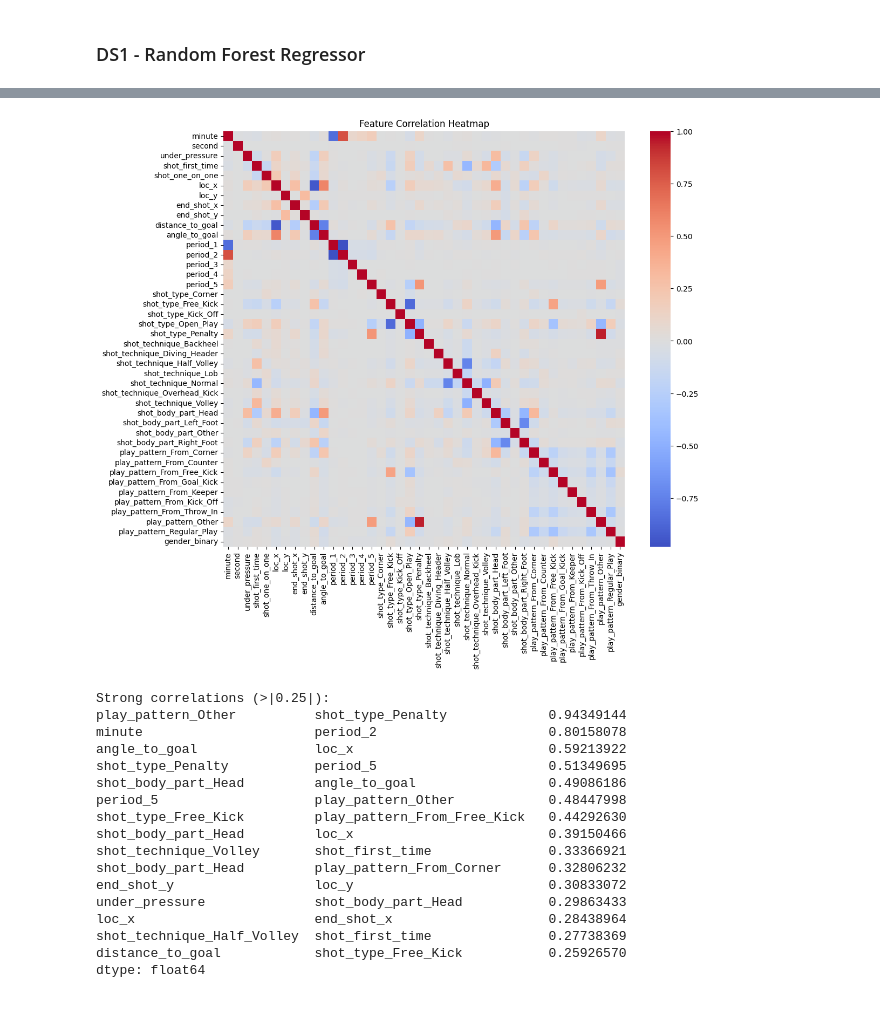
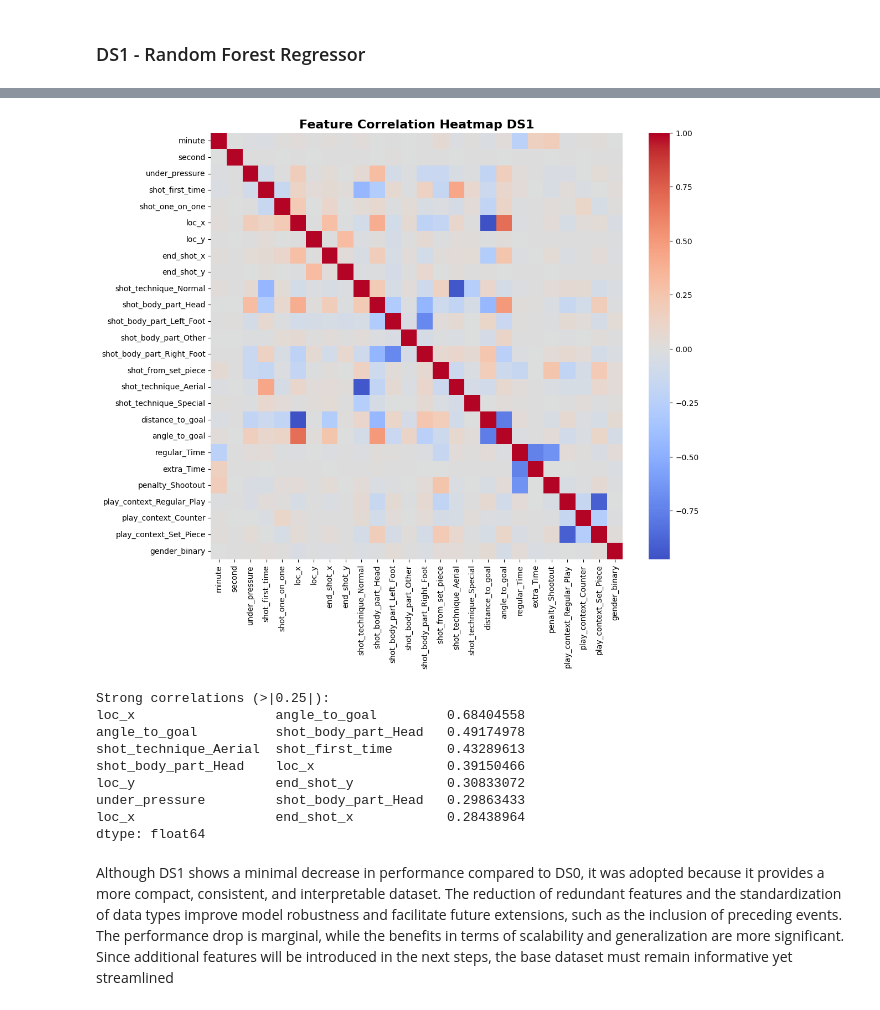
Before and after one commit to Manuele23/Parma-assignment, a Jupyter notebook: task1_xg/04_regression_model.ipynb, the cells around one changed output, grey strips where cells are left out. Cells and saved outputs as stored; diff of their text form; code cells hidden in the pictures.

```diff
--- a/task1_xg/04_regression_model.ipynb
+++ b/task1_xg/04_regression_model.ipynb
@@ -454,48 +499,42 @@ plt.show()
 # %%
 import pandas as pd
 import seaborn as sns
 import matplotlib.pyplot as plt
 
 # Assuming X is your DataFrame with the features
 corr_matrix = X_ds1.corr()
 
 # Correlation Heatmap
 plt.figure(figsize=(12,10))
 sns.heatmap(corr_matrix, cmap="coolwarm", center=0, cbar=True)
-plt.title("Feature Correlation Heatmap")
+plt.title("Feature Correlation Heatmap DS1", fontsize=16, fontweight='bold')
 plt.show()
 
 # Take absolute values of correlations
 corr_pairs = (
     corr_matrix
     .unstack() # flatten matrix
     .sort_values(ascending=False) # sort from strongest to weakest
 )
 
 # Remove duplicates and diagonal
 corr_pairs = corr_pairs[
     (corr_pairs < 1.0)  # drop self-correlation
 ].drop_duplicates()
 
 # Print only strong correlations (threshold can be adjusted)
 print("Strong correlations (>|0.25|):")
 print(corr_pairs[corr_pairs > 0.25])
 # %% [output]
-[figure, old version]
+[figure, new version]
 Strong correlations (>|0.25|):
-play_pattern_Other          shot_type_Penalty             0.94349144
-minute                      period_2                      0.80158078
-angle_to_goal               loc_x                         0.59213922
-shot_type_Penalty           period_5                      0.51349695
-shot_body_part_Head         angle_to_goal                 0.49086186
-period_5                    play_pattern_Other            0.48447998
-shot_type_Free_Kick         play_pattern_From_Free_Kick   0.44292630
-shot_body_part_Head         loc_x                         0.39150466
-shot_technique_Volley       shot_first_time               0.33366921
-shot_body_part_Head         play_pattern_From_Corner      0.32806232
-end_shot_y                  loc_y                         0.30833072
-under_pressure              shot_body_part_Head           0.29863433
-loc_x                       end_shot_x                    0.28438964
-shot_technique_Half_Volley  shot_first_time               0.27738369
-distance_to_goal            shot_type_Free_Kick           0.25926570
+loc_x                  angle_to_goal         0.68404558
+angle_to_goal          shot_body_part_Head   0.49174978
+shot_technique_Aerial  shot_first_time       0.43289613
+shot_body_part_Head    loc_x                 0.39150466
+loc_y                  end_shot_y            0.30833072
+under_pressure         shot_body_part_Head   0.29863433
+loc_x                  end_shot_x            0.28438964
 dtype: float64
+# %% [markdown]
+Although DS1 shows a minimal decrease in performance compared to DS0, it was adopted because it provides a more compact, consistent, and interpretable dataset. The reduction of redundant features and the standardization of data types improve model robustness and facilitate future extensions, such as the inclusion of preceding events. The performance drop is marginal, while the benefits in terms of scalability and generalization are more significant. Since additional features will be introduced in the next steps, the base dataset must remain informative yet streamlined
```
Also changed, not shown: parts of 11 cells of this notebook, 5 other files.
